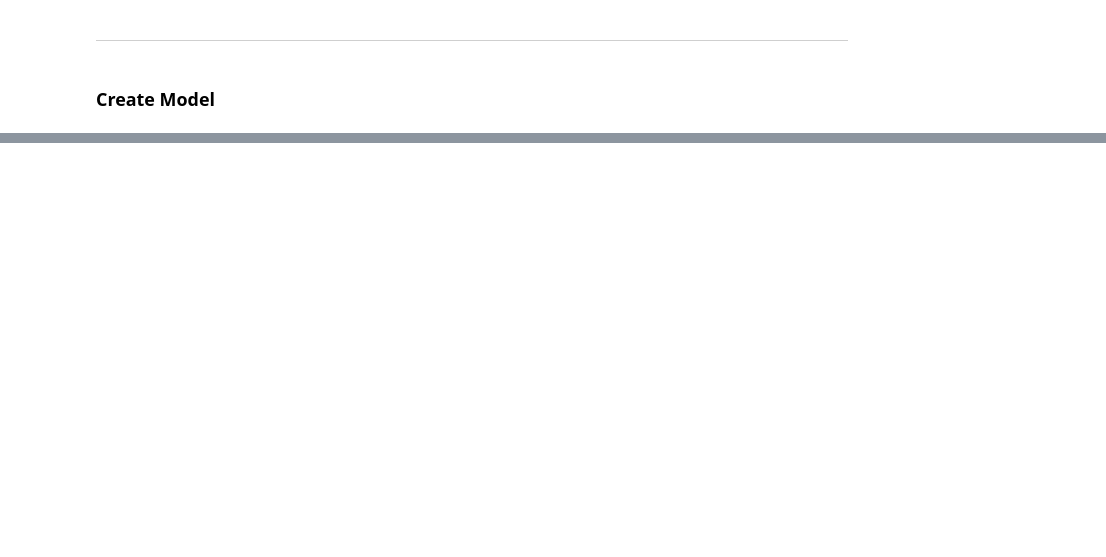
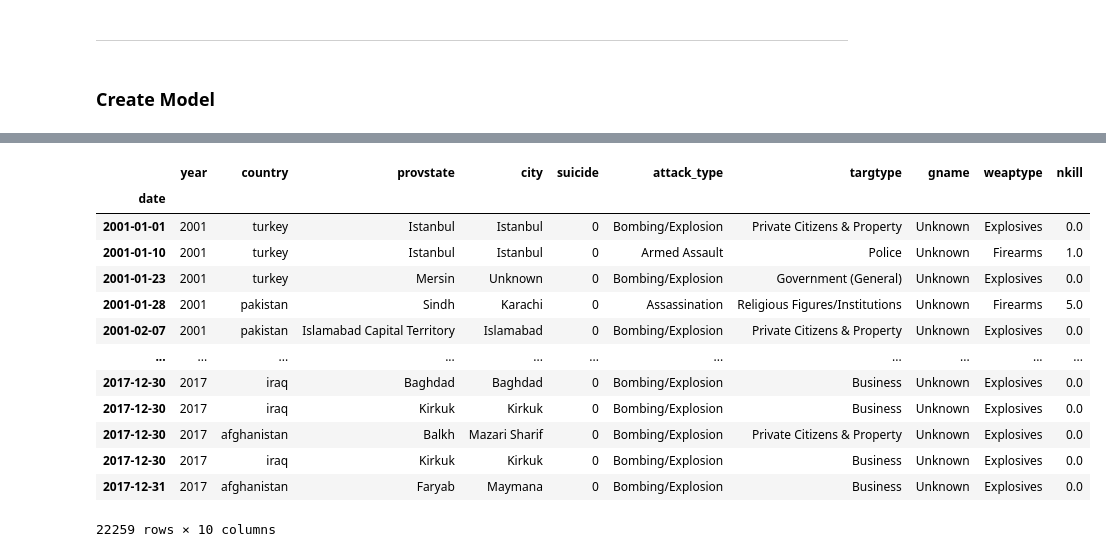
Before and after one commit to Predicting-Terrorism/predicting-terrorism, a Jupyter notebook: Deangelo Bowen/model_mvp-Copy1.ipynb, the cells around one changed output, grey strips where cells are left out. Cells and saved outputs as stored; diff of their text form; code cells hidden in the pictures; blank space fills up the shorter version.

```diff
--- a/Deangelo Bowen/model_mvp-Copy1.ipynb
+++ b/Deangelo Bowen/model_mvp-Copy1.ipynb
@@ -92,0 +123,7 @@ data = model_df
+# %%
+y = set(production_df['city'])
+x = set(data['city'])
+
+city_diff = y.difference(x)
+city_diff = list(city_diff)
+len(city_diff)
@@ -92,0 +134,7 @@ data = model_df
+# %%
+y = set(production_df['city'])
+x = set(data['city'])
+
+city_diff2 = x.difference(y)
+city_diff2 = list(city_diff2)
+len(city_diff2)
@@ -94,3 +144,8 @@ data = model_df
 production_df.shape, data.shape
 # %% [output]
 ((27630, 10), (13281, 10))
+# %%
+for i in city_diff:
+    production_df = production_df[production_df.city!=i]
+
+production_df.shape
@@ -353,0 +592,17 @@ tree.score(X_test, y_test)
+# %%
+production_df
+# %% [output]
+|  | year | country | provstate | city | suicide | attack_type | targtype | gname | weaptype | nkill |
+| date |  |  |  |  |  |  |  |  |  |  |
+| 2001-01-01 | 2001 | turkey | Istanbul | Istanbul | 0 | Bombing/Explosion | Private Citizens & Property | Unknown | Explosives | 0.0 |
+| 2001-01-10 | 2001 | turkey | Istanbul | Istanbul | 0 | Armed Assault | Police | Unknown | Firearms | 1.0 |
+| 2001-01-23 | 2001 | turkey | Mersin | Unknown | 0 | Bombing/Explosion | Government (General) | Unknown | Explosives | 0.0 |
+| 2001-01-28 | 2001 | pakistan | Sindh | Karachi | 0 | Assassination | Religious Figures/Institutions | Unknown | Firearms | 5.0 |
+| 2001-02-07 | 2001 | pakistan | Islamabad Capital Territory | Islamabad | 0 | Bombing/Explosion | Private Citizens & Property | Unknown | Explosives | 0.0 |
+| ... | ... | ... | ... | ... | ... | ... | ... | ... | ... | ... |
+| 2017-12-30 | 2017 | iraq | Baghdad | Baghdad | 0 | Bombing/Explosion | Business | Unknown | Explosives | 0.0 |
+| 2017-12-30 | 2017 | iraq | Kirkuk | Kirkuk | 0 | Bombing/Explosion | Business | Unknown | Explosives | 0.0 |
+| 2017-12-30 | 2017 | afghanistan | Balkh | Mazari Sharif | 0 | Bombing/Explosion | Private Citizens & Property | Unknown | Explosives | 0.0 |
+| 2017-12-30 | 2017 | iraq | Kirkuk | Kirkuk | 0 | Bombing/Explosion | Business | Unknown | Explosives | 0.0 |
+| 2017-12-31 | 2017 | afghanistan | Faryab | Maymana | 0 | Bombing/Explosion | Business | Unknown | Explosives | 0.0 |
+22259 rows × 10 columns
```
Also changed, not shown: parts of 51 cells of this notebook, 2 other files.
